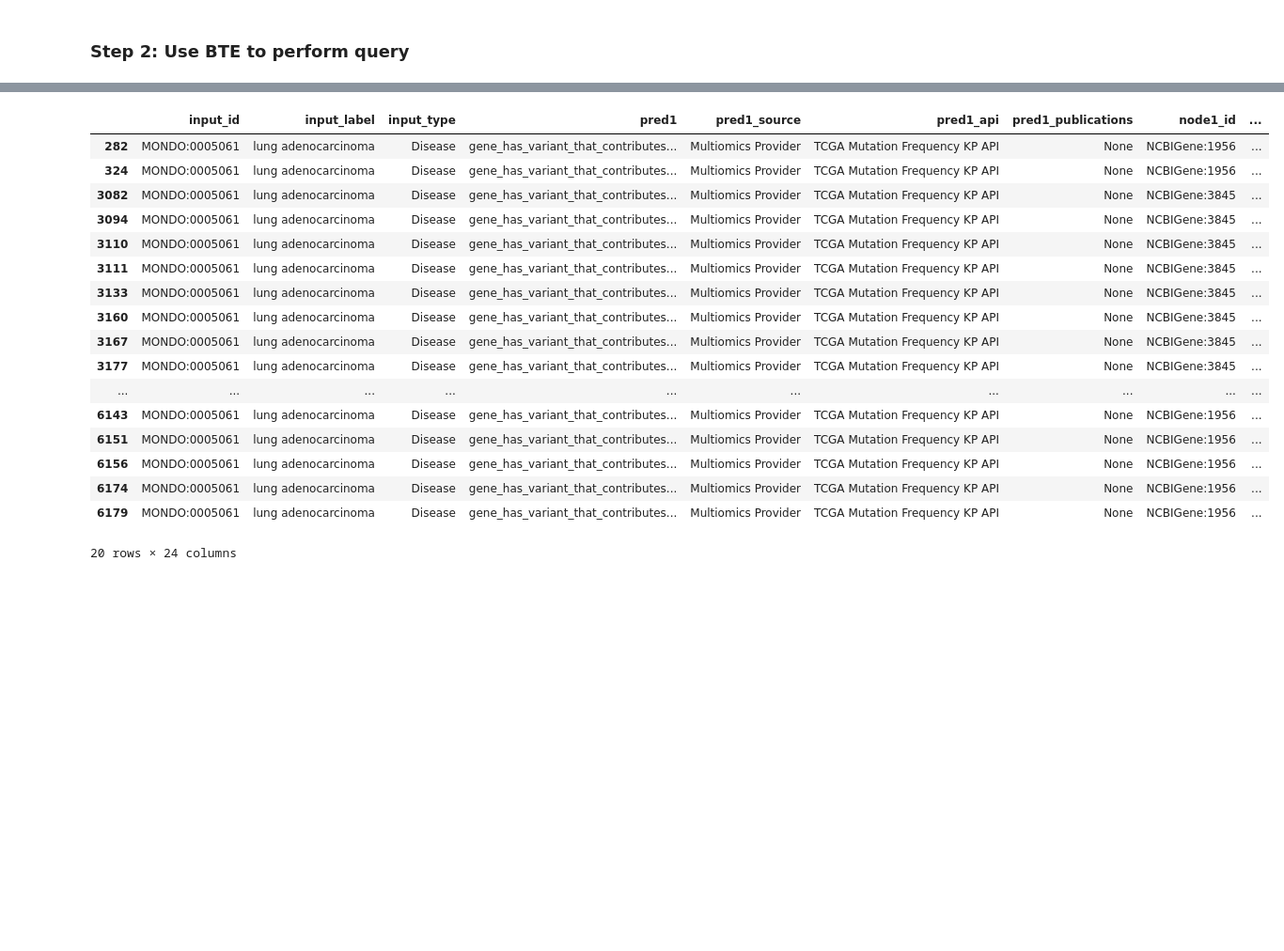
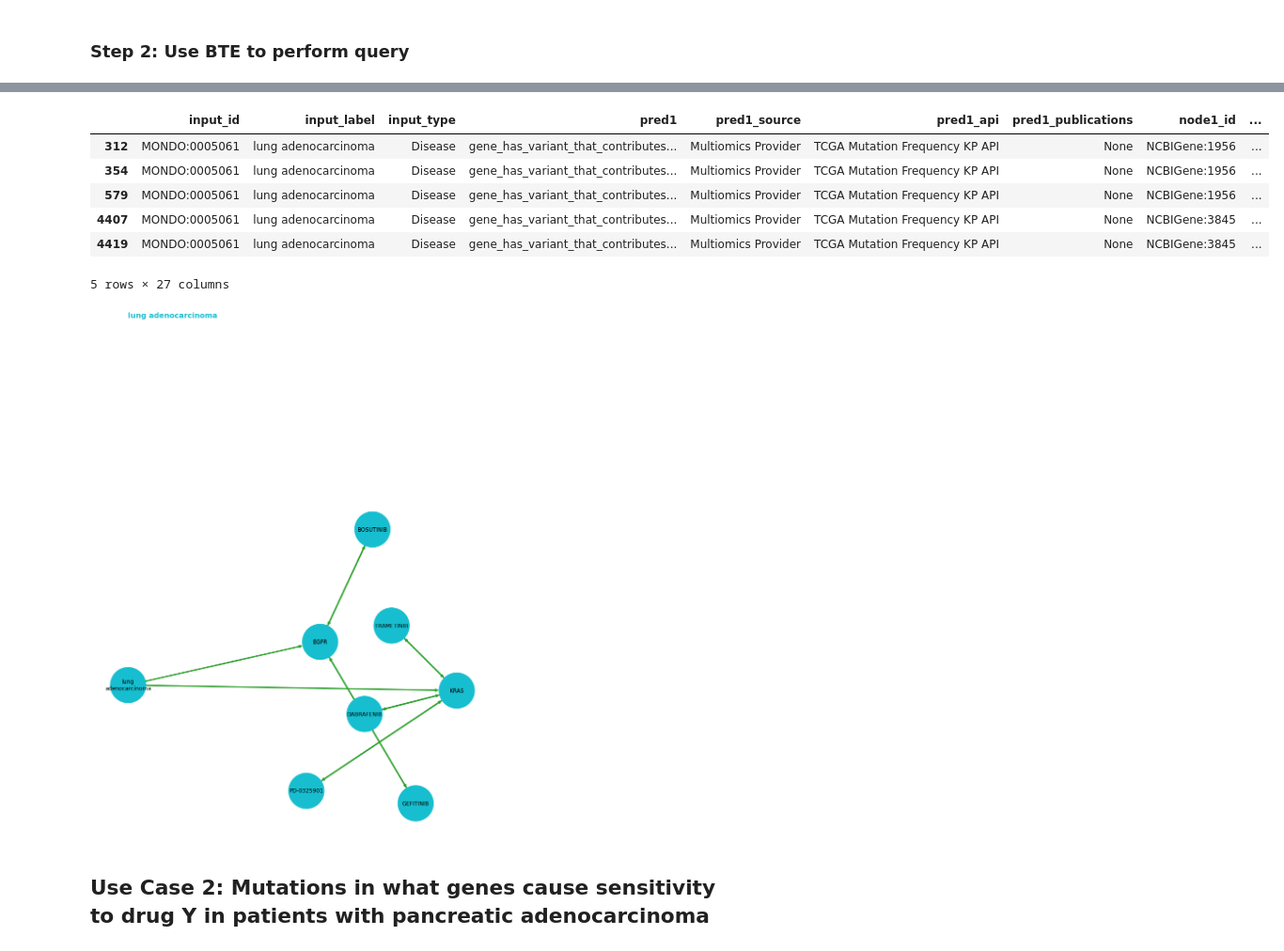
Before and after one commit to biothings/biothings_explorer_archived, a Jupyter notebook: jupyter notebooks/Multiomics + Service.ipynb, the cells around one changed output, grey strips where cells are left out. Shown at 94% size. Drawn from its saved outputs; the diff is of its cells as text; code cells hidden in the pictures; blank space fills up the shorter version.

Commit message:
update multiomics + service notebook

```diff
--- a/jupyter notebooks/Multiomics + Service.ipynb
+++ b/jupyter notebooks/Multiomics + Service.ipynb
@@ -163,22 +116,18 @@ df[(df["node1_id"] == "NCBIGene:4893")]
 # %%
-df.query("node1_id == output_id").drop_duplicates()
+df1 = df.query("node1_id == output_id").drop_duplicates()
+df1.head()
 # %% [output]
 |  | input_id | input_label | input_type | pred1 | pred1_source | pred1_api | pred1_publications | node1_id | ... |
-| 282 | MONDO:0005061 | lung adenocarcinoma | Disease | gene_has_variant_that_contributes... | Multiomics Provider | TCGA Mutation Frequency KP API | None | NCBIGene:1956 | ... |
-| 324 | MONDO:0005061 | lung adenocarcinoma | Disease | gene_has_variant_that_contributes... | Multiomics Provider | TCGA Mutation Frequency KP API | None | NCBIGene:1956 | ... |
-| 3082 | MONDO:0005061 | lung adenocarcinoma | Disease | gene_has_variant_that_contributes... | Multiomics Provider | TCGA Mutation Frequency KP API | None | NCBIGene:3845 | ... |
-| 3094 | MONDO:0005061 | lung adenocarcinoma | Disease | gene_has_variant_that_contributes... | Multiomics Provider | TCGA Mutation Frequency KP API | None | NCBIGene:3845 | ... |
-| 3110 | MONDO:0005061 | lung adenocarcinoma | Disease | gene_has_variant_that_contributes... | Multiomics Provider | TCGA Mutation Frequency KP API | None | NCBIGene:3845 | ... |
-| 3111 | MONDO:0005061 | lung adenocarcinoma | Disease | gene_has_variant_that_contributes... | Multiomics Provider | TCGA Mutation Frequency KP API | None | NCBIGene:3845 | ... |
-| 3133 | MONDO:0005061 | lung adenocarcinoma | Disease | gene_has_variant_that_contributes... | Multiomics Provider | TCGA Mutation Frequency KP API | None | NCBIGene:3845 | ... |
-| 3160 | MONDO:0005061 | lung adenocarcinoma | Disease | gene_has_variant_that_contributes... | Multiomics Provider | TCGA Mutation Frequency KP API | None | NCBIGene:3845 | ... |
-| 3167 | MONDO:0005061 | lung adenocarcinoma | Disease | gene_has_variant_that_contributes... | Multiomics Provider | TCGA Mutation Frequency KP API | None | NCBIGene:3845 | ... |
-| 3177 | MONDO:0005061 | lung adenocarcinoma | Disease | gene_has_variant_that_contributes... | Multiomics Provider | TCGA Mutation Frequency KP API | None | NCBIGene:3845 | ... |
-| ... | ... | ... | ... | ... | ... | ... | ... | ... | ... |
-| 6143 | MONDO:0005061 | lung adenocarcinoma | Disease | gene_has_variant_that_contributes... | Multiomics Provider | TCGA Mutation Frequency KP API | None | NCBIGene:1956 | ... |
-| 6151 | MONDO:0005061 | lung adenocarcinoma | Disease | gene_has_variant_that_contributes... | Multiomics Provider | TCGA Mutation Frequency KP API | None | NCBIGene:1956 | ... |
-| 6156 | MONDO:0005061 | lung adenocarcinoma | Disease | gene_has_variant_that_contributes... | Multiomics Provider | TCGA Mutation Frequency KP API | None | NCBIGene:1956 | ... |
-| 6174 | MONDO:0005061 | lung adenocarcinoma | Disease | gene_has_variant_that_contributes... | Multiomics Provider | TCGA Mutation Frequency KP API | None | NCBIGene:1956 | ... |
-| 6179 | MONDO:0005061 | lung adenocarcinoma | Disease | gene_has_variant_that_contributes... | Multiomics Provider | TCGA Mutation Frequency KP API | None | NCBIGene:1956 | ... |
+| 312 | MONDO:0005061 | lung adenocarcinoma | Disease | gene_has_variant_that_contributes... | Multiomics Provider | TCGA Mutation Frequency KP API | None | NCBIGene:1956 | ... |
+| 354 | MONDO:0005061 | lung adenocarcinoma | Disease | gene_has_variant_that_contributes... | Multiomics Provider | TCGA Mutation Frequency KP API | None | NCBIGene:1956 | ... |
+| 579 | MONDO:0005061 | lung adenocarcinoma | Disease | gene_has_variant_that_contributes... | Multiomics Provider | TCGA Mutation Frequency KP API | None | NCBIGene:1956 | ... |
+| 4407 | MONDO:0005061 | lung adenocarcinoma | Disease | gene_has_variant_that_contributes... | Multiomics Provider | TCGA Mutation Frequency KP API | None | NCBIGene:3845 | ... |
+| 4419 | MONDO:0005061 | lung adenocarcinoma | Disease | gene_has_variant_that_contributes... | Multiomics Provider | TCGA Mutation Frequency KP API | None | NCBIGene:3845 | ... |
-20 rows × 24 columns
+5 rows × 27 columns
+# %%
+res = display_graph(df1)
+# %% [output]
+[figure, added]
+# %% [markdown]
+## Use Case 2: Mutations in what genes cause sensitivity to drug Y in patients with pancreatic adenocarcinoma
 # %%
```
Also changed, not shown: parts of 14 cells of this notebook.
